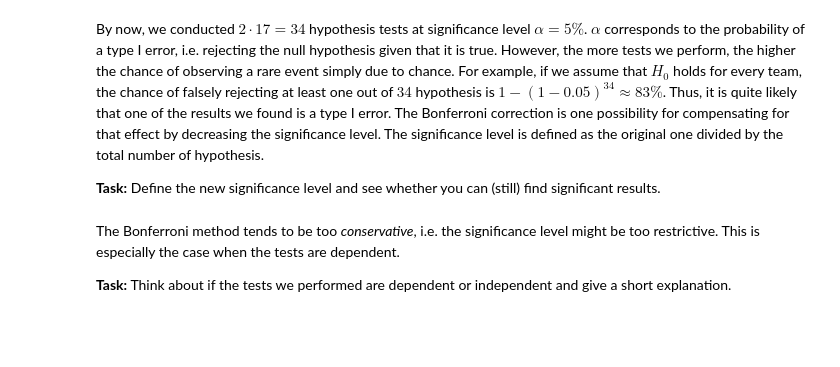
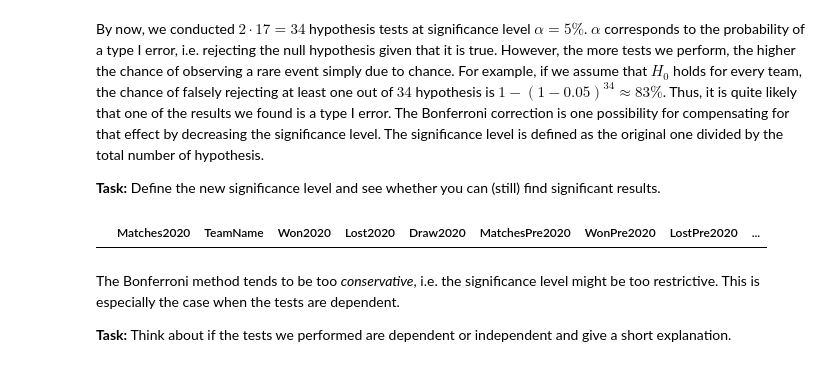
Before and after one commit to jabader97/DataLiteracy, a Jupyter notebook: Exercise6/Exercise_06.ipynb, the cells around one changed output. Saved outputs shown, nothing was run; the diff lists cells and outputs as text; code cells hidden in the pictures; blank space fills up the shorter version.

```diff
--- a/Exercise6/Exercise_06.ipynb
+++ b/Exercise6/Exercise_06.ipynb
@@ -176,6 +226,9 @@ By now, we conducted $2 \cdot 17 = 34$ hypothesis tests at significance level $\
 **Task:** Define the new significance level and see whether you can (still) find significant results.
 # %%
 # Filter for significant results (Bonferroni correction)
+display(data[(data["p_value_won"] < 0.05 / 34) | (data["p_value_lost"] < 0.05 / 34)])
+# %% [output]
+|  | Matches2020 | TeamName | Won2020 | Lost2020 | Draw2020 | MatchesPre2020 | WonPre2020 | LostPre2020 | ... |
 # %% [markdown]
 The Bonferroni method tends to be too *conservative*, i.e. the significance level might be too restrictive. This is especially the case when the tests are dependent.
 
```
Also changed, not shown: parts of 9 cells of this notebook.
